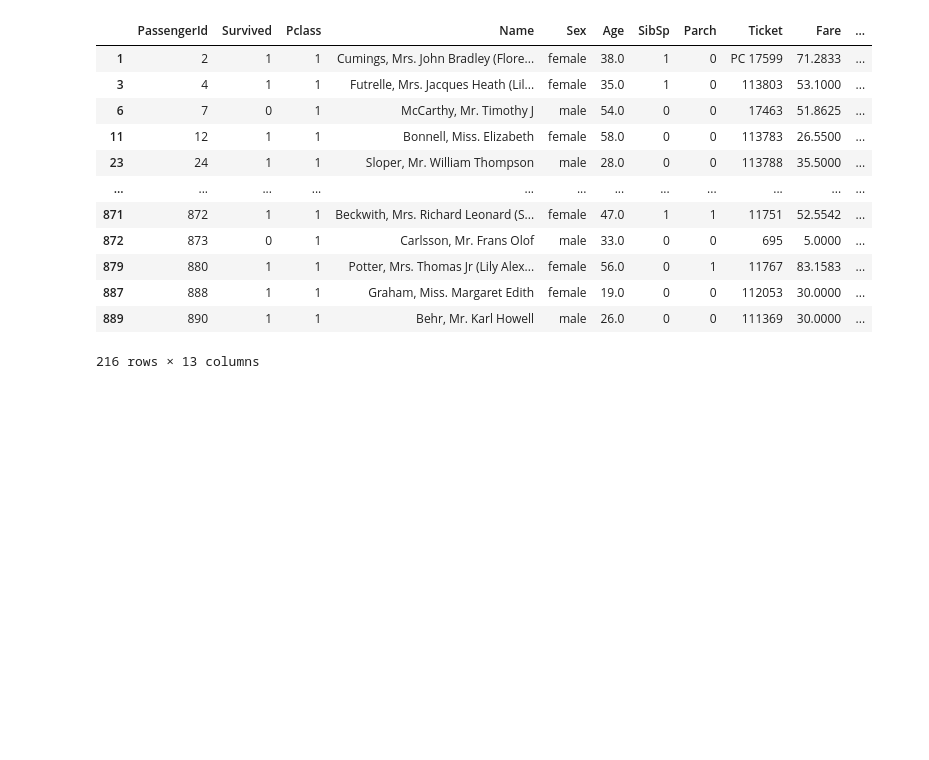
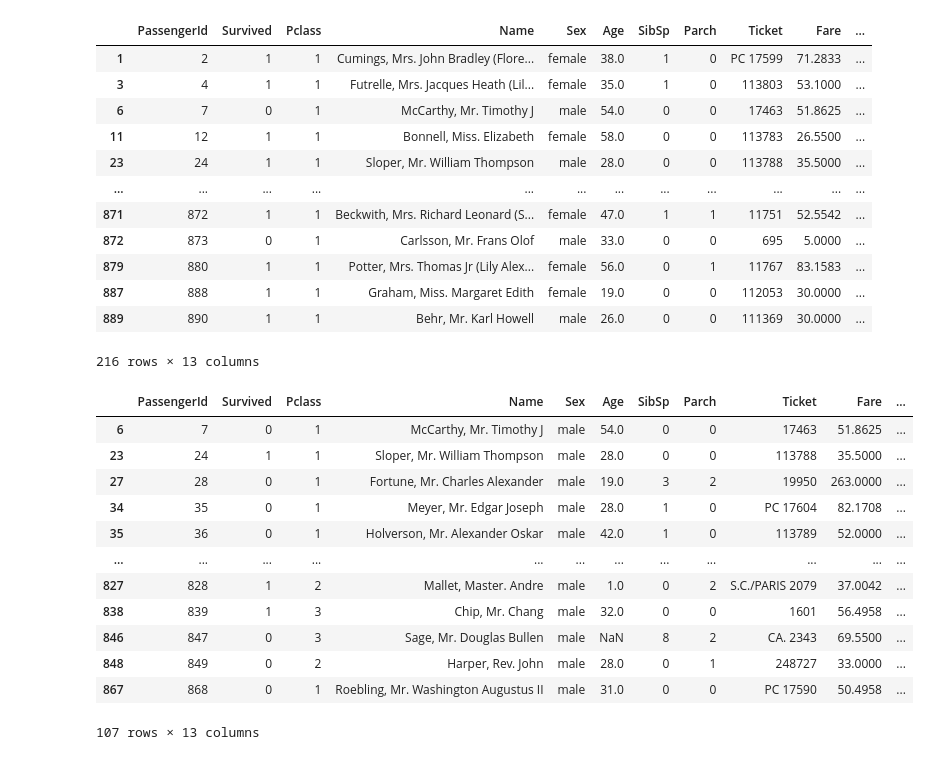
Before and after one commit to daemonX10/My_code, a Jupyter notebook: PYTHON/Pandas/Advance/Panda Advance.ipynb, the cells around one changed output. Drawn from its saved outputs; the diff is of its cells as text; code cells hidden in the pictures; blank space fills up the shorter version.

```diff
--- a/PYTHON/Pandas/Advance/Panda Advance.ipynb
+++ b/PYTHON/Pandas/Advance/Panda Advance.ipynb
@@ -381,3 +381,19 @@ df[df["Pclass"]==1]
 | 887 | 888 | 1 | 1 | Graham, Miss. Margaret Edith | female | 19.0 | 0 | 0 | 112053 | 30.0000 | ... |
 | 889 | 890 | 1 | 1 | Behr, Mr. Karl Howell | male | 26.0 | 0 | 0 | 111369 | 30.0000 | ... |
 216 rows × 13 columns
+# %%
+df[(df["Sex"]=="male") & (df["Fare"]>32)]
+# %% [output]
+|  | PassengerId | Survived | Pclass | Name | Sex | Age | SibSp | Parch | Ticket | Fare | ... |
+| 6 | 7 | 0 | 1 | McCarthy, Mr. Timothy J | male | 54.0 | 0 | 0 | 17463 | 51.8625 | ... |
+| 23 | 24 | 1 | 1 | Sloper, Mr. William Thompson | male | 28.0 | 0 | 0 | 113788 | 35.5000 | ... |
+| 27 | 28 | 0 | 1 | Fortune, Mr. Charles Alexander | male | 19.0 | 3 | 2 | 19950 | 263.0000 | ... |
+| 34 | 35 | 0 | 1 | Meyer, Mr. Edgar Joseph | male | 28.0 | 1 | 0 | PC 17604 | 82.1708 | ... |
+| 35 | 36 | 0 | 1 | Holverson, Mr. Alexander Oskar | male | 42.0 | 1 | 0 | 113789 | 52.0000 | ... |
+| ... | ... | ... | ... | ... | ... | ... | ... | ... | ... | ... | ... |
+| 827 | 828 | 1 | 2 | Mallet, Master. Andre | male | 1.0 | 0 | 2 | S.C./PARIS 2079 | 37.0042 | ... |
+| 838 | 839 | 1 | 3 | Chip, Mr. Chang | male | 32.0 | 0 | 0 | 1601 | 56.4958 | ... |
+| 846 | 847 | 0 | 3 | Sage, Mr. Douglas Bullen | male | NaN | 8 | 2 | CA. 2343 | 69.5500 | ... |
+| 848 | 849 | 0 | 2 | Harper, Rev. John | male | 28.0 | 0 | 1 | 248727 | 33.0000 | ... |
+| 867 | 868 | 0 | 1 | Roebling, Mr. Washington Augustus II | male | 31.0 | 0 | 0 | PC 17590 | 50.4958 | ... |
+107 rows × 13 columns
```
Also changed, not shown: parts of 12 cells of this notebook.
